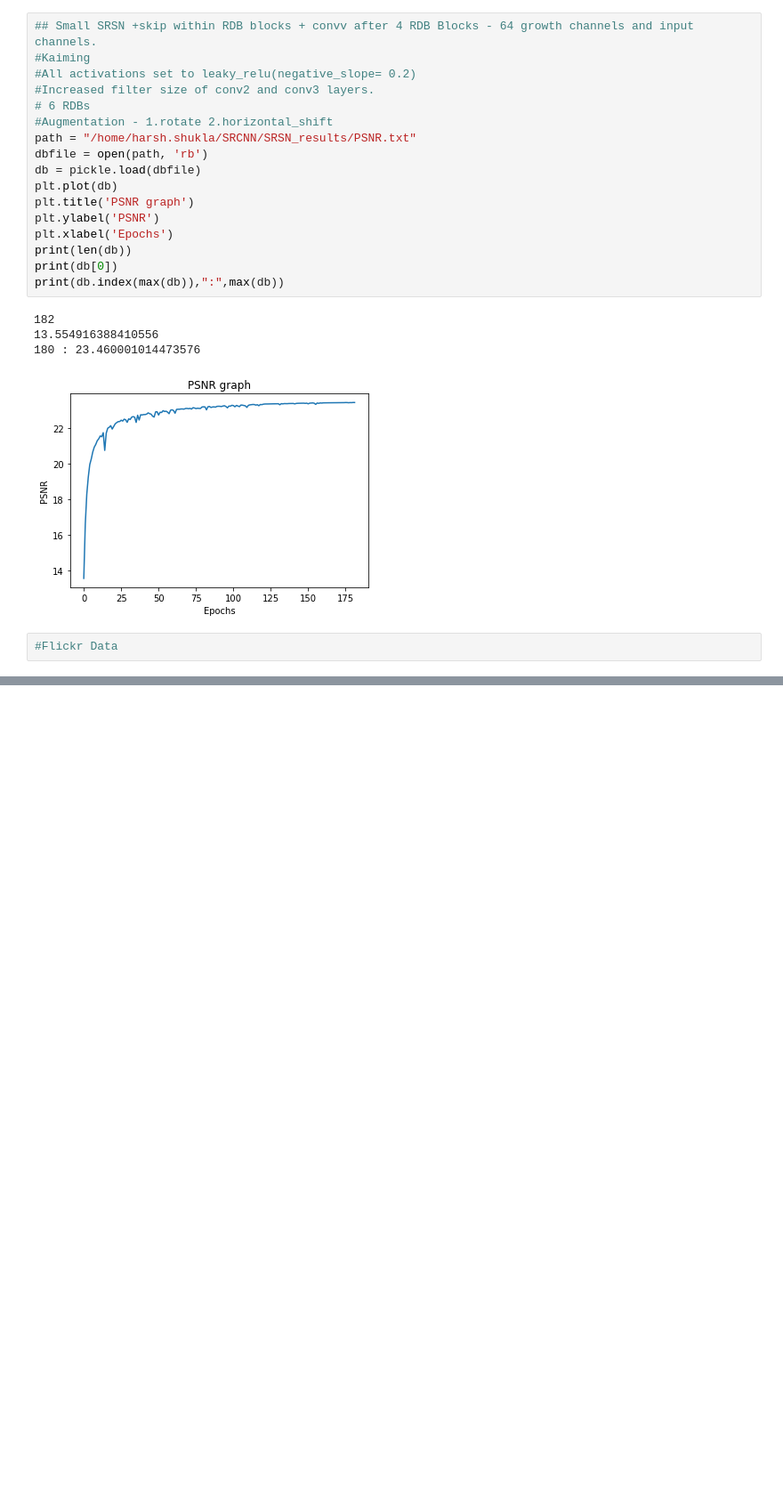
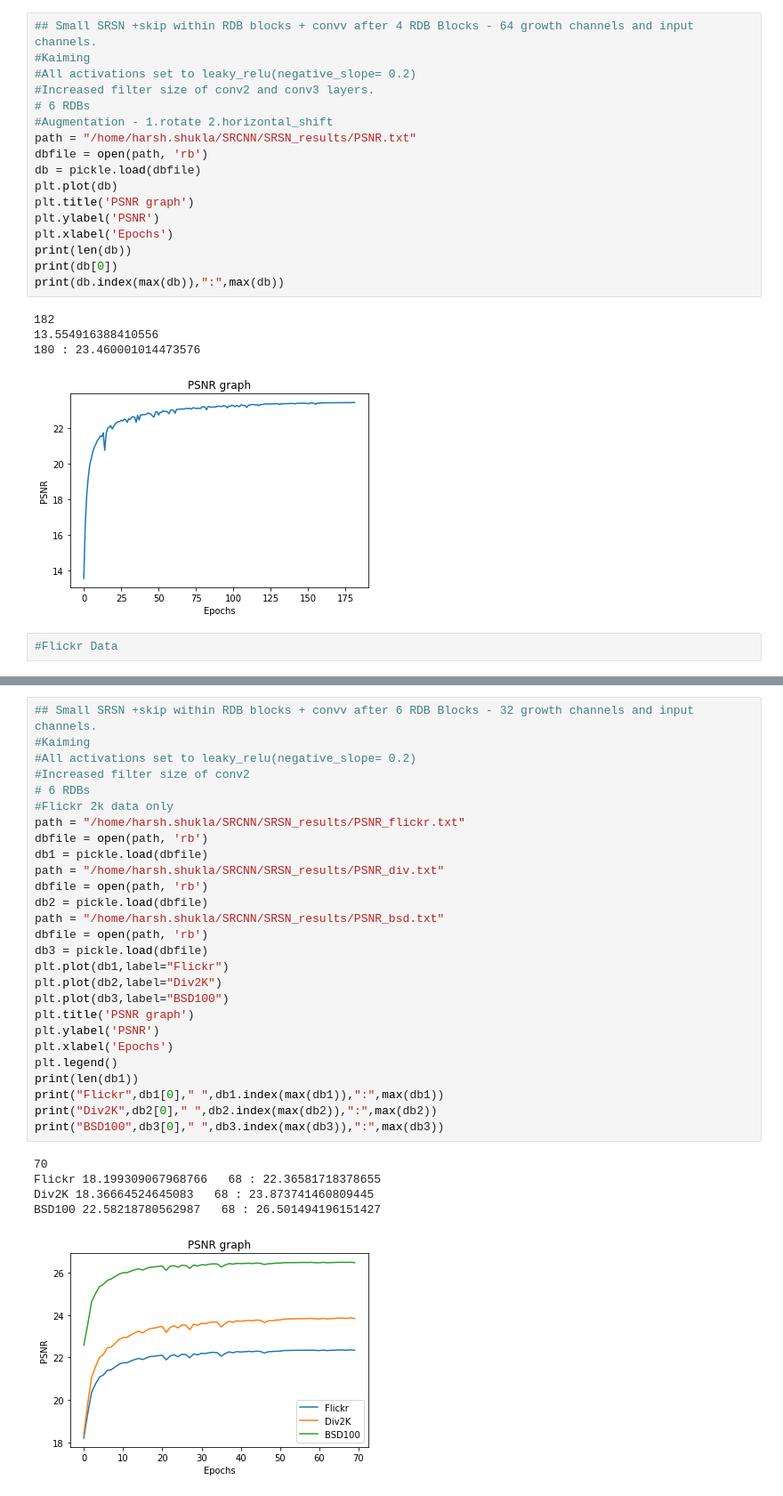
Before and after one commit to Shrsh/Super_Resolution_Networks, a Jupyter notebook: Graphs.ipynb, the cells around one changed output, grey strips where cells are left out. Shown: that part at 89% size. Drawn from its saved outputs; the diff is of its cells as text; blank space fills up the shorter version.

Commit message:
Improved SRSN and RRDB Blocks

```diff
--- a/Graphs.ipynb
+++ b/Graphs.ipynb
@@ -556,0 +554,33 @@ Div2K 20.354180021924613      21 : 23.763650063720178
+# %%
+## Small SRSN +skip within RDB blocks + convv after 6 RDB Blocks - 32 growth channels and input channels.
+#Kaiming
+#All activations set to leaky_relu(negative_slope= 0.2)
+#Increased filter size of conv2
+# 6 RDBs
+#Flickr 2k data only
+path = "/home/harsh.shukla/SRCNN/SRSN_results/PSNR_flickr.txt"
+dbfile = open(path, 'rb')
+db1 = pickle.load(dbfile)
+path = "/home/harsh.shukla/SRCNN/SRSN_results/PSNR_div.txt"
+dbfile = open(path, 'rb')
+db2 = pickle.load(dbfile)
+path = "/home/harsh.shukla/SRCNN/SRSN_results/PSNR_bsd.txt"
+dbfile = open(path, 'rb')
+db3 = pickle.load(dbfile)
+plt.plot(db1,label="Flickr")
+plt.plot(db2,label="Div2K")
+plt.plot(db3,label="BSD100")
+plt.title('PSNR graph')
+plt.ylabel('PSNR')
+plt.xlabel('Epochs')
+plt.legend()
+print(len(db1))
+print("Flickr",db1[0]," ",db1.index(max(db1)),":",max(db1))
+print("Div2K",db2[0]," ",db2.index(max(db2)),":",max(db2))
+print("BSD100",db3[0]," ",db3.index(max(db3)),":",max(db3))
+# %% [output]
+70
+Flickr 18.199309067968766   68 : 22.36581718378655
+Div2K 18.36664524645083   68 : 23.873741460809445
+BSD100 22.58218780562987   68 : 26.501494196151427
+[figure, added]
```
Also changed, not shown: parts of 10 cells of this notebook, 6 other files.
